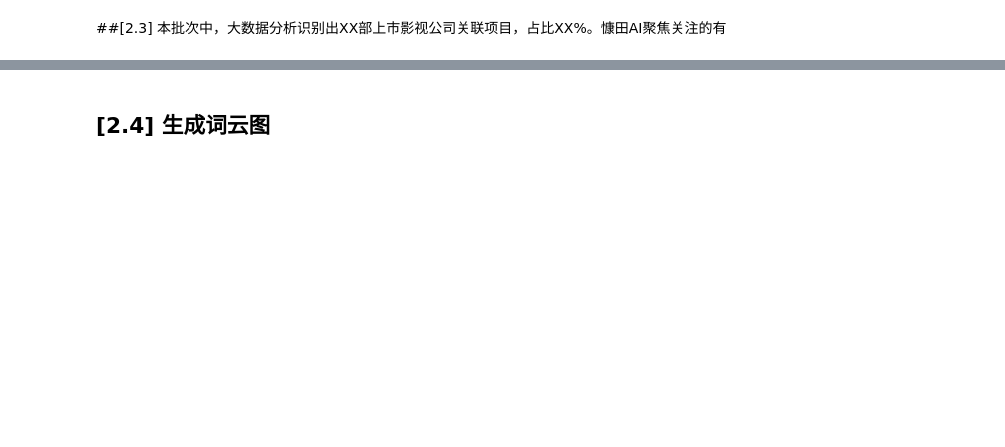
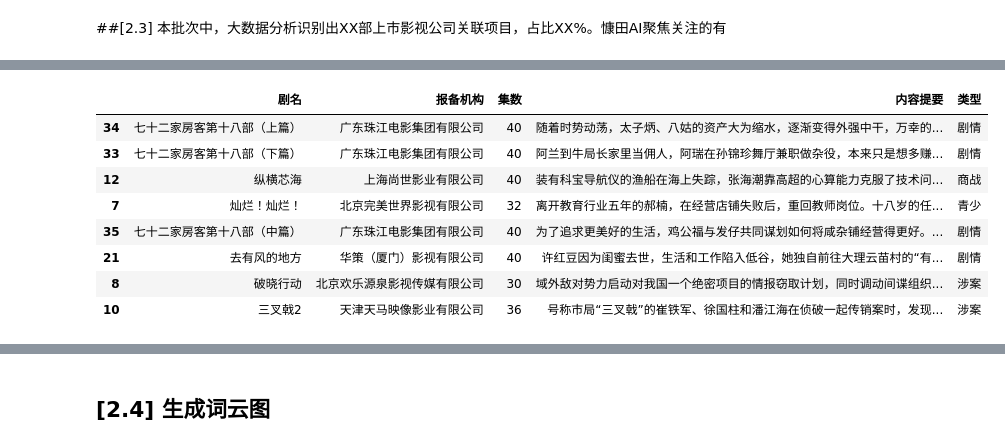
Before and after one commit to CT-Cultures/Article, a Jupyter notebook: NRTA_Reg_Overview.ipynb, the cells around one changed output, grey strips where cells are left out. Cells and saved outputs as stored; diff of their text form; code cells hidden in the pictures; blank space fills up the shorter version.

```diff
--- a/NRTA_Reg_Overview.ipynb
+++ b/NRTA_Reg_Overview.ipynb
@@ -454,10 +464,20 @@ array(['中视罗德（北京）国际文化传媒有限公司', '南京广播
 # %%
 # 本批次中与上市影视公司关联的项目有
 info_public_film_co = pd.read_csv('/content/drive/MyDrive/Github/Article/reference/info_public_film_co.csv', index_col=0, encoding='utf-8-sig')
 ls = info_public_film_co['公司简称'].apply(eval).sum()
 pat_public = '|'.join(ls)
 pat_public += '|阿里|腾讯|爱奇艺|英皇|寰亚|银都|美亚|大盛|儒意|灿星|横店|华策|电视剧制作中心'
 pat_public += '|得闲|芒果|新丽|欢乐|尚世|华策|稻草熊|东阳欢娱|耀客|湖南快乐阳光|山东影视制作|当代时光'
-pat_public += '|唐德|欢瑞|优酷|嘉行|东阳欢愉|稻草熊'
+pat_public += '|唐德|欢瑞|优酷|嘉行|东阳欢愉|稻草熊|天马映像'
 df_focus = dfview.loc[dfview['报备机构'].str.contains(pat_public), :]
-df_focus[['剧名','报备机构', '集数','内容提要', 'genre']]
+df_focus[['剧名','报备机构', '集数','内容提要', '类型']]
+# %% [output]
+|  | 剧名 | 报备机构 | 集数 | 内容提要 | 类型 |
+| 34 | 七十二家房客第十八部（上篇） | 广东珠江电影集团有限公司 | 40 | 随着时势动荡，太子炳、八姑的资产大为缩水，逐渐变得外强中干，万幸的... | 剧情 |
+| 33 | 七十二家房客第十八部（下篇） | 广东珠江电影集团有限公司 | 40 | 阿兰到牛局长家里当佣人，阿瑞在孙锦珍舞厅兼职做杂役，本来只是想多赚... | 剧情 |
+| 12 | 纵横芯海 | 上海尚世影业有限公司 | 40 | 装有科宝导航仪的渔船在海上失踪，张海潮靠高超的心算能力克服了技术问... | 商战 |
+| 7 | 灿烂！灿烂！ | 北京完美世界影视有限公司 | 32 | 离开教育行业五年的郝楠，在经营店铺失败后，重回教师岗位。十八岁的任... | 青少 |
+| 35 | 七十二家房客第十八部（中篇） | 广东珠江电影集团有限公司 | 40 | 为了追求更美好的生活，鸡公福与发仔共同谋划如何将咸杂铺经营得更好。... | 剧情 |
+| 21 | 去有风的地方 | 华策（厦门）影视有限公司 | 40 | 许红豆因为闺蜜去世，生活和工作陷入低谷，她独自前往大理云苗村的“有... | 剧情 |
+| 8 | 破晓行动 | 北京欢乐源泉影视传媒有限公司 | 30 | 域外敌对势力启动对我国一个绝密项目的情报窃取计划，同时调动间谍组织... | 涉案 |
+| 10 | 三叉戟2 | 天津天马映像影业有限公司 | 36 | 号称市局“三叉戟”的崔铁军、徐国柱和潘江海在侦破一起传销案时，发现... | 涉案 |
```
Also changed, not shown: parts of 43 cells of this notebook, 16 other files.
